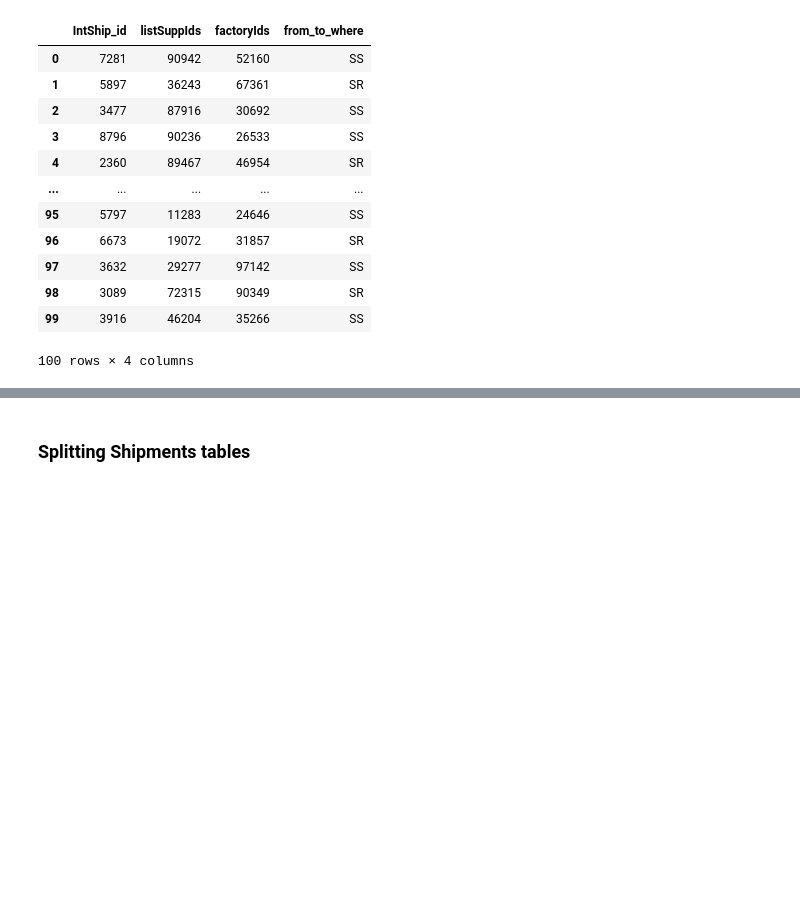
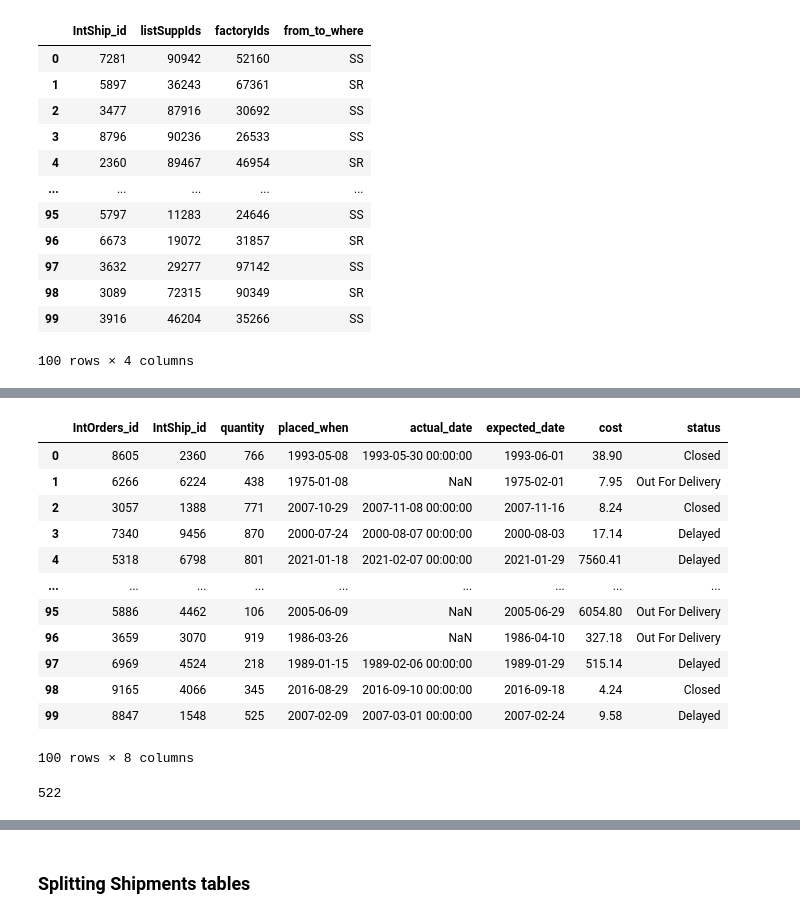
Before and after one commit to omargalal20/Supply-Chain-Data-Analysis, a Jupyter notebook: Copy_of_Data_Transformation.ipynb, the cells around one changed output, grey strips where cells are left out. Drawn from its saved outputs; the diff is of its cells as text; code cells hidden in the pictures; blank space fills up the shorter version.

```diff
--- a/Copy_of_Data_Transformation.ipynb
+++ b/Copy_of_Data_Transformation.ipynb
@@ -363,0 +380,24 @@ for r in range(len(All_dfs["manufacturing"])):
+# %%
+All_dfs["internalorders"]
+# %% [output]
+|  | IntOrders_id | IntShip_id | quantity | placed_when | actual_date | expected_date | cost | status |
+| 0 | 8605 | 2360 | 766 | 1993-05-08 | 1993-05-30 00:00:00 | 1993-06-01 | 38.90 | Closed |
+| 1 | 6266 | 6224 | 438 | 1975-01-08 | NaN | 1975-02-01 | 7.95 | Out For Delivery |
+| 2 | 3057 | 1388 | 771 | 2007-10-29 | 2007-11-08 00:00:00 | 2007-11-16 | 8.24 | Closed |
+| 3 | 7340 | 9456 | 870 | 2000-07-24 | 2000-08-07 00:00:00 | 2000-08-03 | 17.14 | Delayed |
+| 4 | 5318 | 6798 | 801 | 2021-01-18 | 2021-02-07 00:00:00 | 2021-01-29 | 7560.41 | Delayed |
+| ... | ... | ... | ... | ... | ... | ... | ... | ... |
+| 95 | 5886 | 4462 | 106 | 2005-06-09 | NaN | 2005-06-29 | 6054.80 | Out For Delivery |
+| 96 | 3659 | 3070 | 919 | 1986-03-26 | NaN | 1986-04-10 | 327.18 | Out For Delivery |
+| 97 | 6969 | 4524 | 218 | 1989-01-15 | 1989-02-06 00:00:00 | 1989-01-29 | 515.14 | Delayed |
+| 98 | 9165 | 4066 | 345 | 2016-08-29 | 2016-09-10 00:00:00 | 2016-09-18 | 4.24 | Closed |
+| 99 | 8847 | 1548 | 525 | 2007-02-09 | 2007-03-01 00:00:00 | 2007-02-24 | 9.58 | Delayed |
+100 rows × 8 columns
+# %%
+orders_int_ship_id = All_dfs["internalorders"].IntShip_id
+internal_ship_id = All_dfs["internalshipments"].IntShip_id
+ship_id_in_orders_ship_id = internal_ship_id.isin(orders_int_ship_id)
+ship_id_not_in_orders_ship_id = list(All_dfs["internalshipments"].IntShip_id[[not elem for elem in ship_id_in_orders_ship_id]].unique())
+len(ship_id_not_in_orders_ship_id)
+# %% [output]
+522
```
Also changed, not shown: parts of 10 cells of this notebook.
